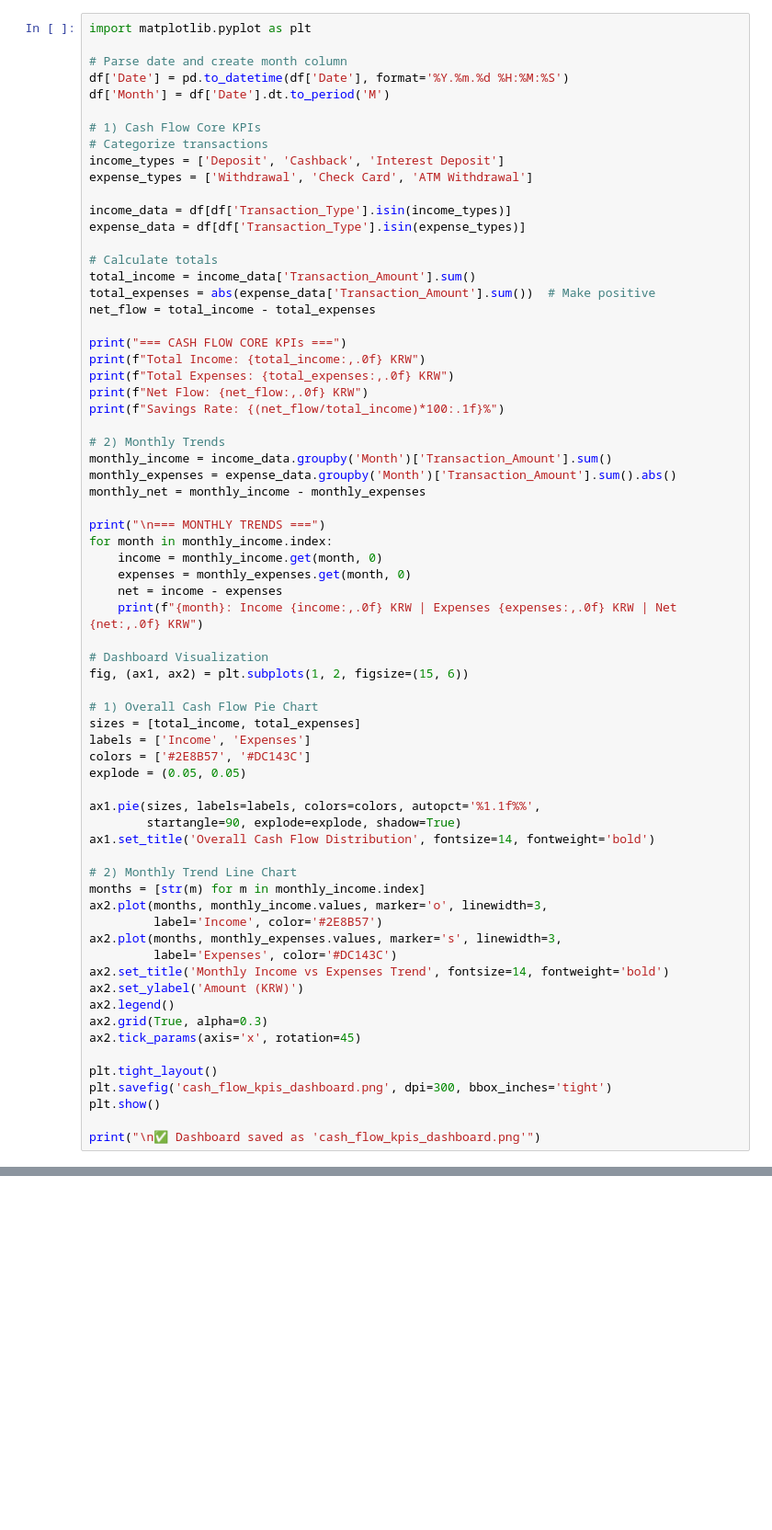
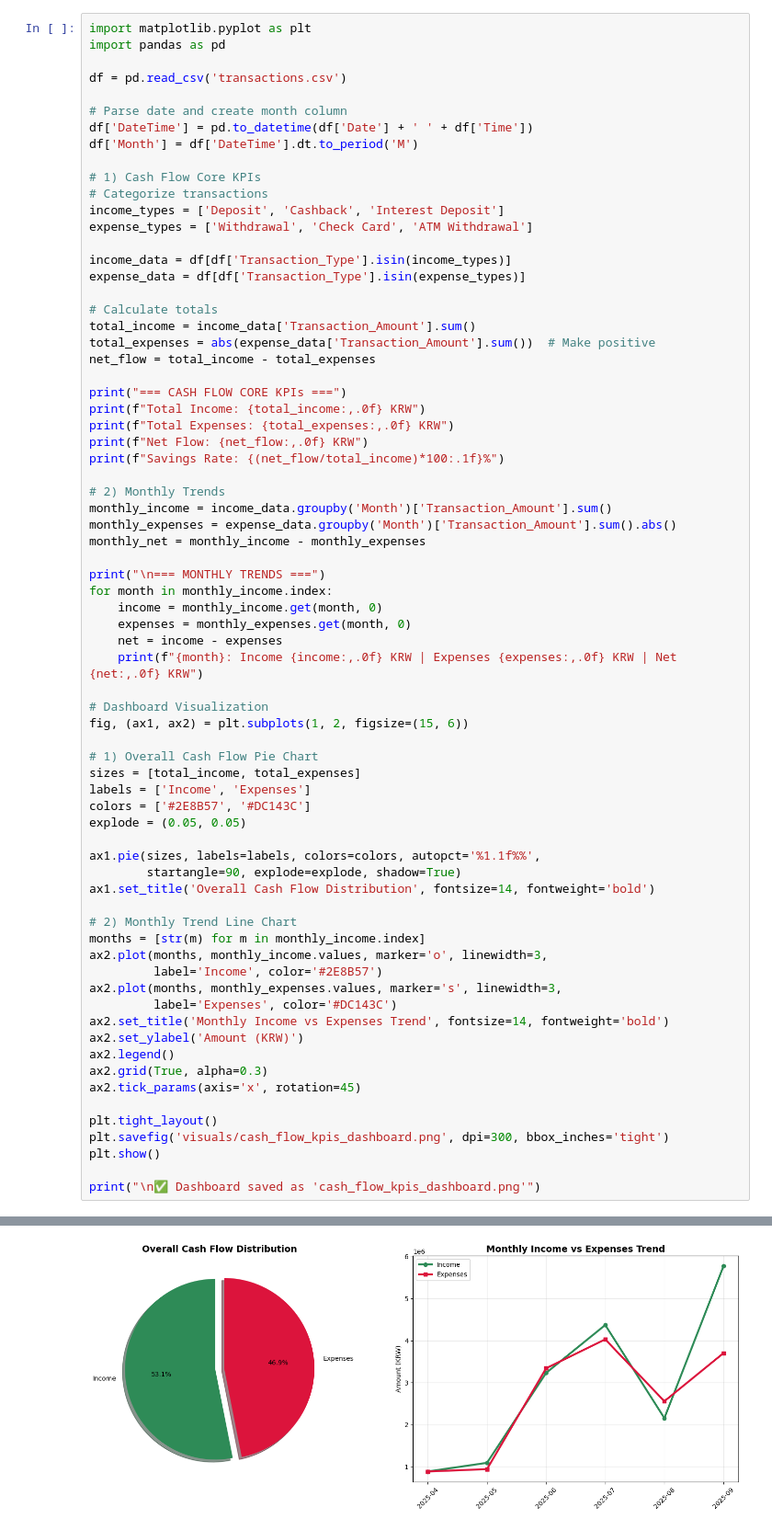
Before and after one commit to iamurtazo/toss-transaction-analysis, a Jupyter notebook: transactions_analysis.ipynb, the cells around one changed output, grey strips where cells are left out. Shown at 92% size. Saved outputs shown, nothing was run; the diff lists cells and outputs as text; blank space fills up the shorter version.

```diff
--- a/transactions_analysis.ipynb
+++ b/transactions_analysis.ipynb
@@ -113,9 +138,12 @@ def individual_transactions(name):
 # %%
 import matplotlib.pyplot as plt
+import pandas as pd
+
+df = pd.read_csv('transactions.csv')
 
 # Parse date and create month column
-df['Date'] = pd.to_datetime(df['Date'], format='%Y.%m.%d %H:%M:%S')
-df['Month'] = df['Date'].dt.to_period('M')
+df['DateTime'] = pd.to_datetime(df['Date'] + ' ' + df['Time'])
+df['Month'] = df['DateTime'].dt.to_period('M')
 
 # 1) Cash Flow Core KPIs
 # Categorize transactions
@@ -174,7 +202,8 @@ ax2.grid(True, alpha=0.3)
 ax2.tick_params(axis='x', rotation=45)
 
 plt.tight_layout()
-plt.savefig('cash_flow_kpis_dashboard.png', dpi=300, bbox_inches='tight')
+plt.savefig('visuals/cash_flow_kpis_dashboard.png', dpi=300, bbox_inches='tight')
 plt.show()
 
 print("\n✅ Dashboard saved as 'cash_flow_kpis_dashboard.png'")
+# %% [output]
@@ -180,0 +223 @@ print("\n✅ Dashboard saved as 'cash_flow_kpis_dashboard.png'")
+[figure, added]
```
Also changed, not shown: parts of 23 cells of this notebook, 23 other files.
